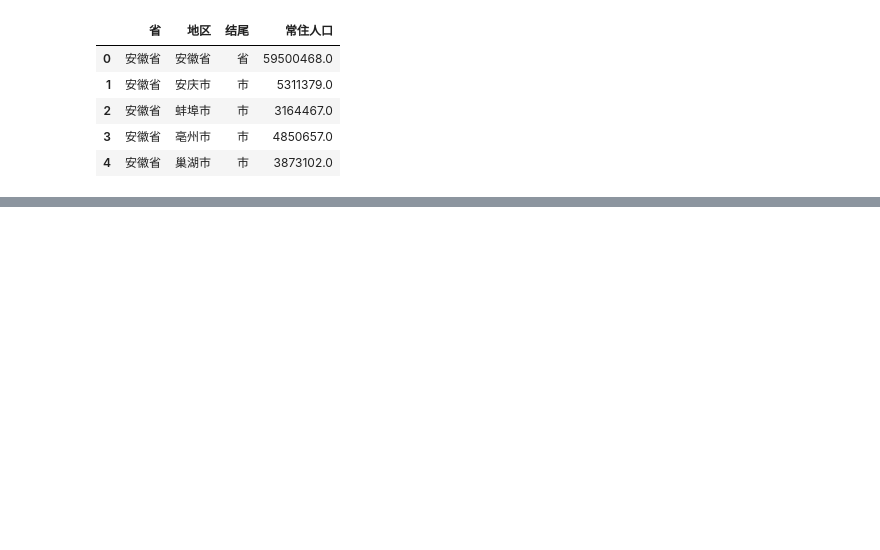
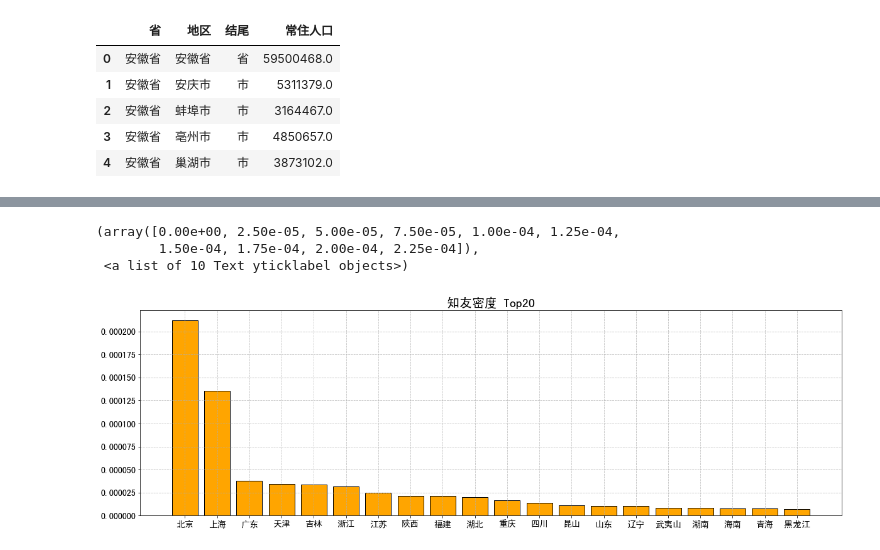
Before and after one commit to jasonzhang1986/Jupyter, a Jupyter notebook: 数据分析师微专业/ch03/作业/项目03知乎数据清洗整理和结论研究.ipynb, the cells around one changed output, grey strips where cells are left out. Drawn from its saved outputs; the diff is of its cells as text; code cells hidden in the pictures; blank space fills up the shorter version.

```diff
--- a/数据分析师微专业/ch03/作业/项目03知乎数据清洗整理和结论研究.ipynb
+++ b/数据分析师微专业/ch03/作业/项目03知乎数据清洗整理和结论研究.ipynb
@@ -128,0 +137,4 @@ plt.bar(range(20), data_count['count'],width=0.8, facecolor = 'yellowgreen', edg
+# %%
+#计算密度
+data['密度'] = data['count'] / data['常住人口']
+data.head()
@@ -128,0 +148,4 @@ plt.bar(range(20), data_count['count'],width=0.8, facecolor = 'yellowgreen', edg
+# %%
+#密度排行的 Top20
+data_md_top20 = data.sort_values(by=['密度'],ascending=False)[['city', '密度']].iloc[:20]
+data_md_top20.head(10)
@@ -128,0 +164,22 @@ plt.bar(range(20), data_count['count'],width=0.8, facecolor = 'yellowgreen', edg
+# %%
+# 绘制密度 Top20 的图表
+plt.figure(figsize=(20,6))
+
+x = range(20)
+y = data_md_top20['密度']
+label = data_md_top20['city']
+plt.bar(x,
+        y,
+        width=0.8,
+        facecolor='orange',
+        edgecolor='k',
+        tick_label= label
+       )
+plt.title("知友密度 Top20", fontsize=20)
+plt.xticks(fontsize=14)
+plt.yticks(fontsize=14)
+# %% [output]
+(array([0.00e+00, 2.50e-05, 5.00e-05, 7.50e-05, 1.00e-04, 1.25e-04,
+        1.50e-04, 1.75e-04, 2.00e-04, 2.25e-04]),
+ <a list of 10 Text yticklabel objects>)
+[figure, added]
```
Also changed, not shown: parts of 17 cells of this notebook.
